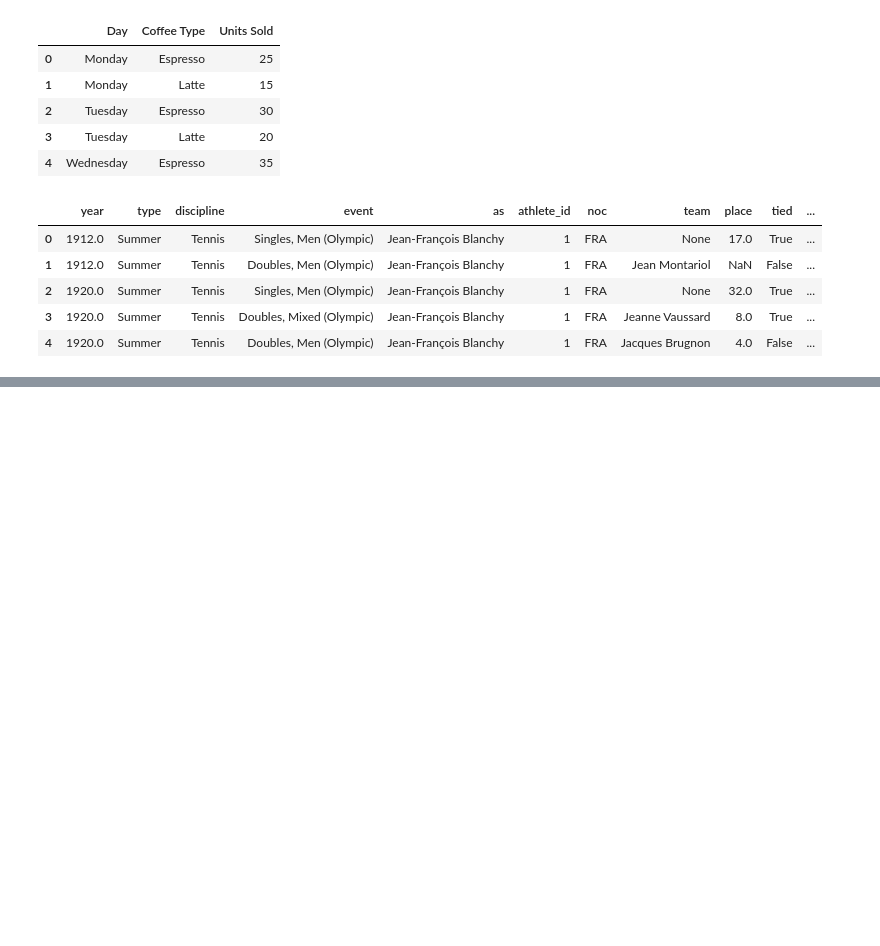
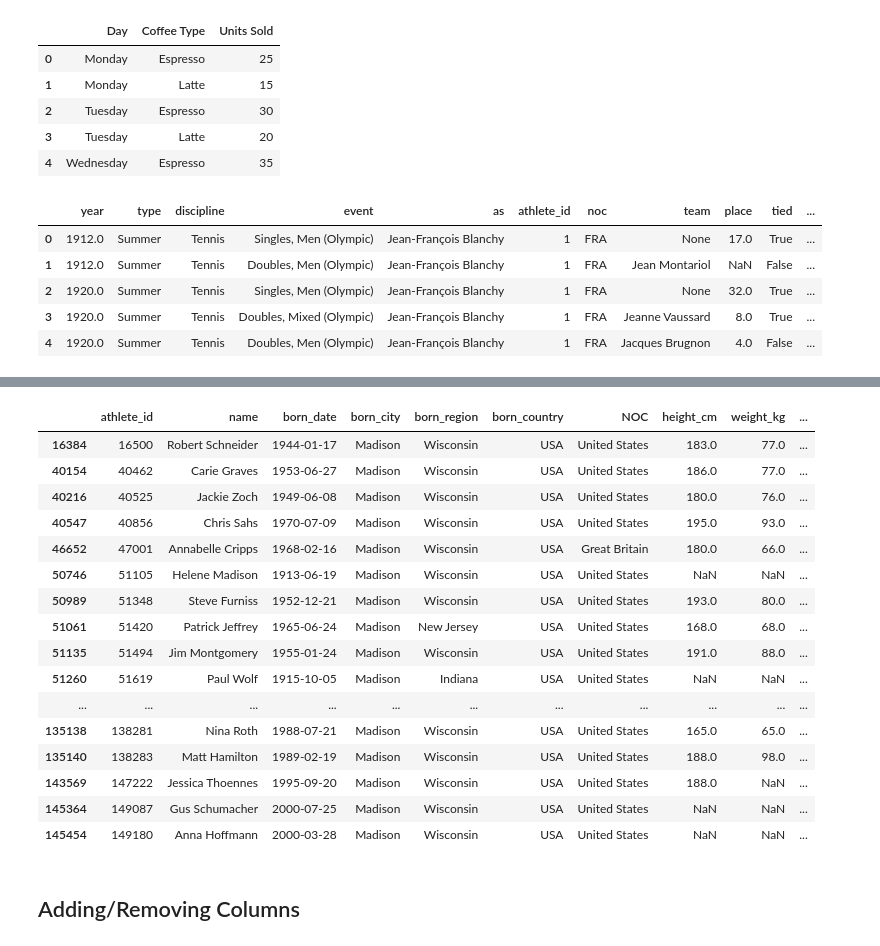
Before and after one commit to GeorgeCrawford15/computational-biology-notebooks, a Jupyter notebook: pandas.ipynb, the cells around one changed output, grey strips where cells are left out. Saved outputs shown, nothing was run; the diff lists cells and outputs as text; code cells hidden in the pictures; blank space fills up the shorter version.

```diff
--- a/pandas.ipynb
+++ b/pandas.ipynb
@@ -83,0 +583,23 @@ results.head()
+# %%
+# .query() is another, somewhat faster way to filter
+bios.query('born_country == "USA" and born_city == "Madison"')
+# %% [output]
+|  | athlete_id | name | born_date | born_city | born_region | born_country | NOC | height_cm | weight_kg | ... |
+| 16384 | 16500 | Robert Schneider | 1944-01-17 | Madison | Wisconsin | USA | United States | 183.0 | 77.0 | ... |
+| 40154 | 40462 | Carie Graves | 1953-06-27 | Madison | Wisconsin | USA | United States | 186.0 | 77.0 | ... |
+| 40216 | 40525 | Jackie Zoch | 1949-06-08 | Madison | Wisconsin | USA | United States | 180.0 | 76.0 | ... |
+| 40547 | 40856 | Chris Sahs | 1970-07-09 | Madison | Wisconsin | USA | United States | 195.0 | 93.0 | ... |
+| 46652 | 47001 | Annabelle Cripps | 1968-02-16 | Madison | Wisconsin | USA | Great Britain | 180.0 | 66.0 | ... |
+| 50746 | 51105 | Helene Madison | 1913-06-19 | Madison | Wisconsin | USA | United States | NaN | NaN | ... |
+| 50989 | 51348 | Steve Furniss | 1952-12-21 | Madison | Wisconsin | USA | United States | 193.0 | 80.0 | ... |
+| 51061 | 51420 | Patrick Jeffrey | 1965-06-24 | Madison | New Jersey | USA | United States | 168.0 | 68.0 | ... |
+| 51135 | 51494 | Jim Montgomery | 1955-01-24 | Madison | Wisconsin | USA | United States | 191.0 | 88.0 | ... |
+| 51260 | 51619 | Paul Wolf | 1915-10-05 | Madison | Indiana | USA | United States | NaN | NaN | ... |
+| ... | ... | ... | ... | ... | ... | ... | ... | ... | ... | ... |
+| 135138 | 138281 | Nina Roth | 1988-07-21 | Madison | Wisconsin | USA | United States | 165.0 | 65.0 | ... |
+| 135140 | 138283 | Matt Hamilton | 1989-02-19 | Madison | Wisconsin | USA | United States | 188.0 | 98.0 | ... |
+| 143569 | 147222 | Jessica Thoennes | 1995-09-20 | Madison | Wisconsin | USA | United States | 188.0 | NaN | ... |
+| 145364 | 149087 | Gus Schumacher | 2000-07-25 | Madison | Wisconsin | USA | United States | NaN | NaN | ... |
+| 145454 | 149180 | Anna Hoffmann | 2000-03-28 | Madison | Wisconsin | USA | United States | NaN | NaN | ... |
+# %% [markdown]
+## Adding/Removing Columns
```
Also changed, not shown: parts of 98 cells of this notebook, 1 other file.
